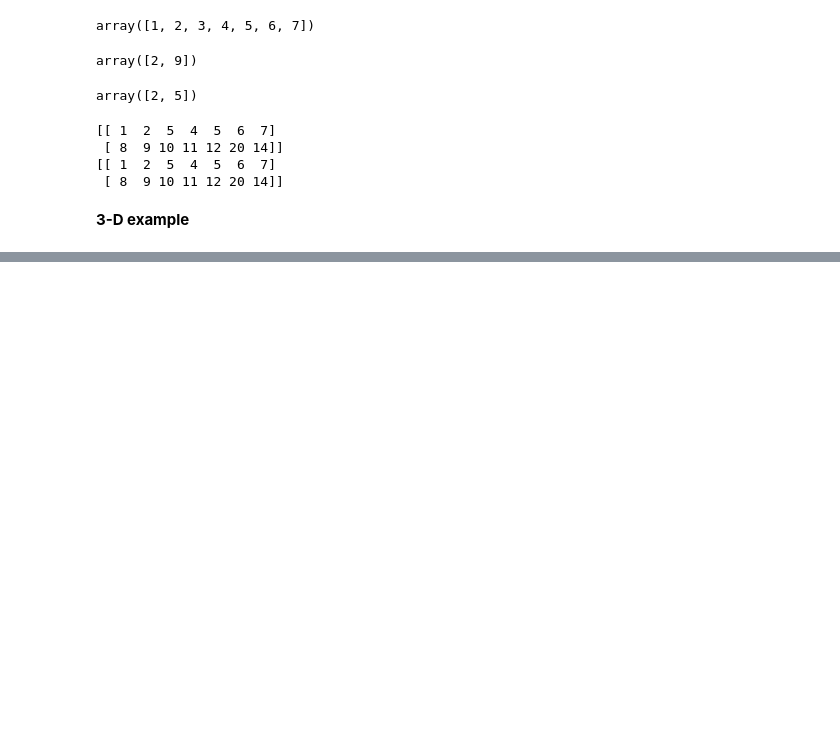
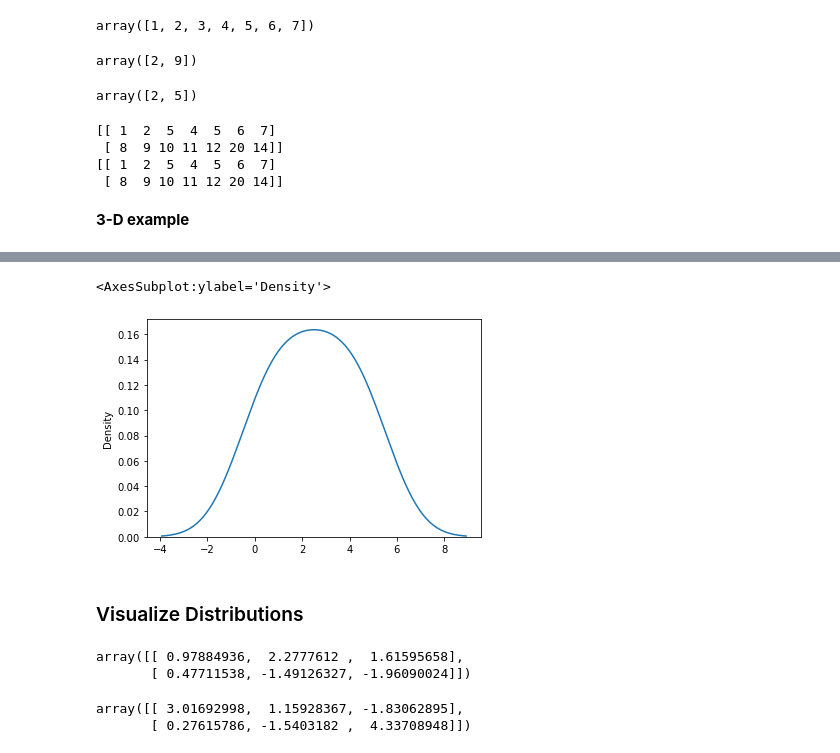
Before and after one commit to abhi3700/My_Learning-Python, a Jupyter notebook: libs/numpy/numpy_practice.ipynb, the cells around one changed output, grey strips where cells are left out. Saved outputs shown, nothing was run; the diff lists cells and outputs as text; code cells hidden in the pictures; blank space fills up the shorter version.

```diff
--- a/libs/numpy/numpy_practice.ipynb
+++ b/libs/numpy/numpy_practice.ipynb
@@ -102,0 +231,22 @@ print(b)
+# %%
+# w/o histogram
+sns.distplot([0, 1, 2, 3, 4, 5], hist= False)
+# %% [output]
+<AxesSubplot:ylabel='Density'>
+[figure, added]
+# %% [markdown]
+### Visualize Distributions
+# %%
+# generate a random normal distribution of size 2 x 3
+x = random.normal(size= (2, 3))
+x
+# %% [output]
+array([[ 0.97884936,  2.2777612 ,  1.61595658],
+       [ 0.47711538, -1.49126327, -1.96090024]])
+# %%
+# generate a random normal distribution of size 2 x 3 with mean at 1 & standard deviation of 2
+x = random.normal(loc=1, scale=2, size=(2, 3))
+x
+# %% [output]
+array([[ 3.01692998,  1.15928367, -1.83062895],
+       [ 0.27615786, -1.5403182 ,  4.33708948]])
```
Also changed, not shown: parts of 19 cells of this notebook, 2 other files.
